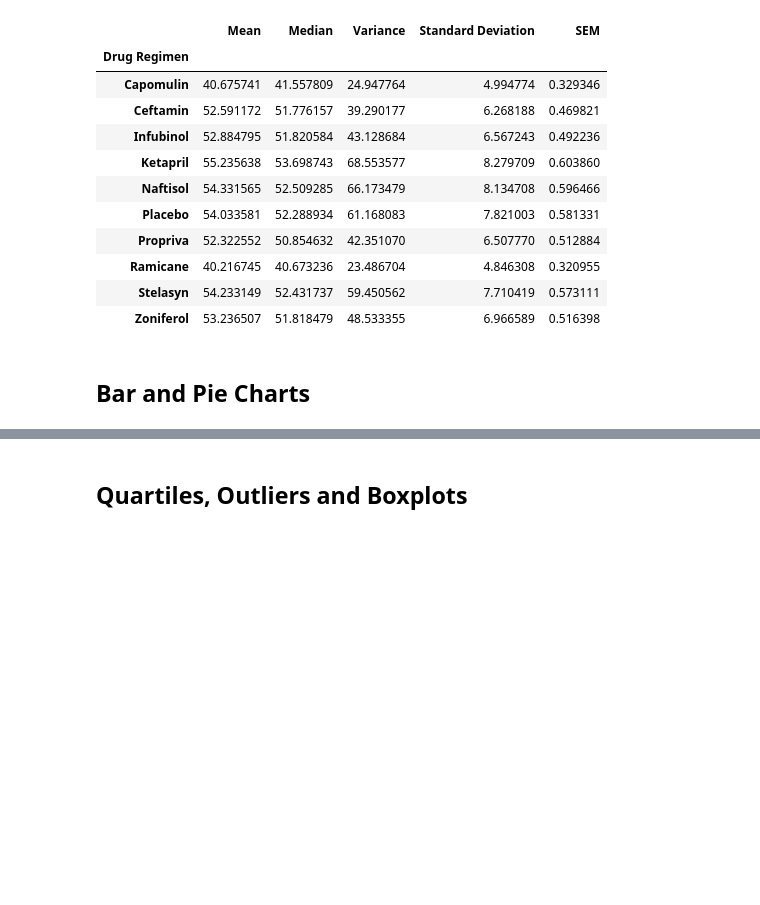
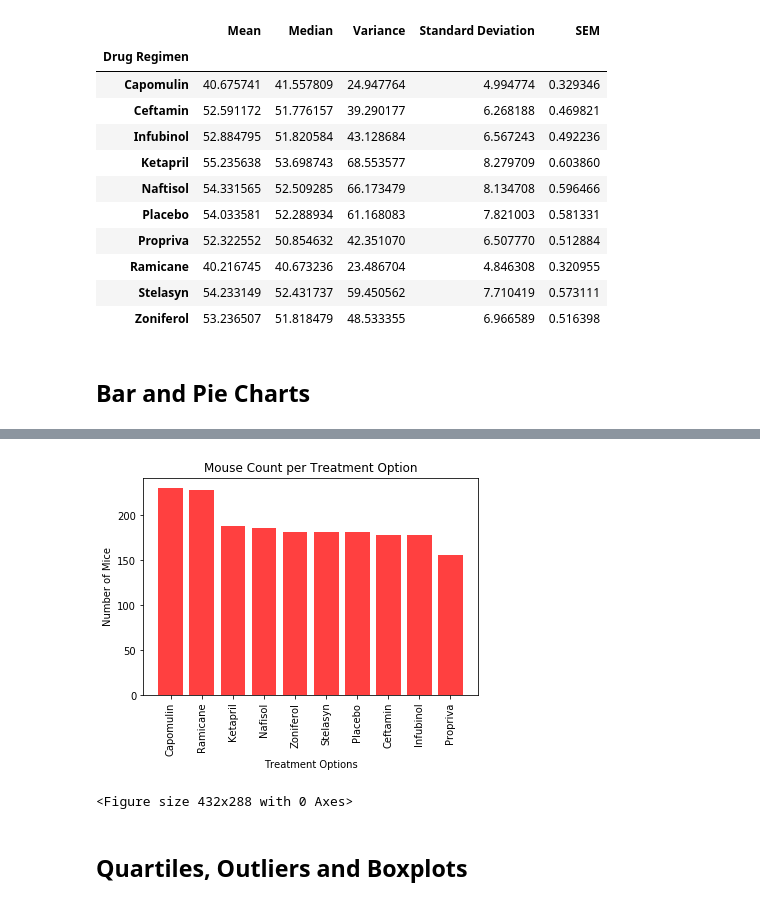
Before and after one commit to kvereda/Matplotlib-challenge, a Jupyter notebook: pymaceuticals_starter.ipynb, the cells around one changed output, grey strips where cells are left out. Cells and saved outputs as stored; diff of their text form; code cells hidden in the pictures; blank space fills up the shorter version.

```diff
--- a/pymaceuticals_starter.ipynb
+++ b/pymaceuticals_starter.ipynb
@@ -252,3 +251,22 @@ plt.show()
+# %%
+# Generate a bar plot showing the total number of mice for each treatment throughout the course of the study using pyplot.
+drugs = ("Capomulin", "Ramicane", "Ketapril", "Nafisol", "Zoniferol", "Stelasyn", "Placebo", "Ceftamin", "Infubinol", "Propriva")
+x_axis = np.arange(len(mouse_count_per_drug))
+tick_locations = []
+for x in x_axis:
+    tick_locations.append(x)
+
+plt.title("Mouse Count per Treatment Option")
+plt.xlabel("Treatment Options")
+plt.ylabel("Number of Mice")
+
+plt.bar(x_axis, mouse_count_per_drug, color='r', alpha=0.75, align="center")
+plt.xticks(tick_locations, drugs, rotation="vertical")
+plt.show()
+plt.tight_layout()
+# %% [output]
+[figure, added]
+<Figure size 432x288 with 0 Axes>
 # %%
 # Generate a pie plot showing the distribution of female versus male mice using pandas
 # %%
```
Also changed, not shown: parts of 2 cells of this notebook.
